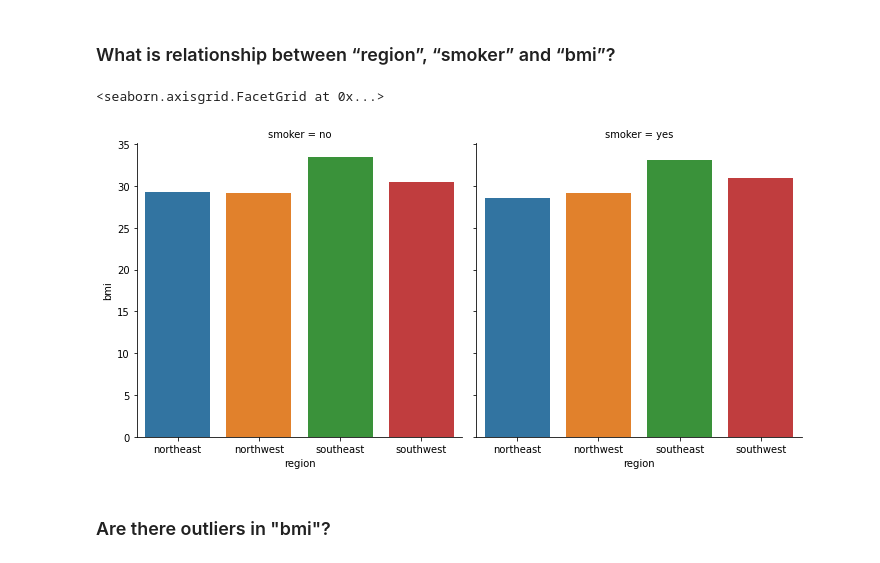
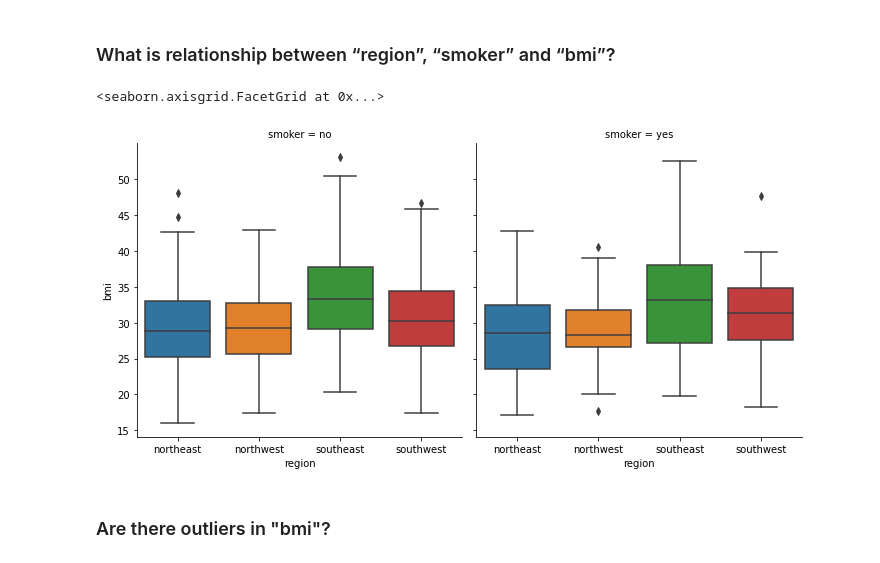
Before and after one commit to flowerfatih/Global_AI_TeamExplorer, a Jupyter notebook: medical_cost_analysis_TeamExplorer.ipynb, the cells around one changed output. Saved outputs shown, nothing was run; the diff lists cells and outputs as text; code cells hidden in the pictures.

```diff
--- a/medical_cost_analysis_TeamExplorer.ipynb
+++ b/medical_cost_analysis_TeamExplorer.ipynb
@@ -299,13 +298,13 @@ sns.catplot(
 # %%
 # plot bar chart
 #plt.figure(figsize=[10, 8])
-sns.catplot(data=df_clean, x='region', y='bmi', col='smoker', ci=None, kind='bar')
+sns.catplot(data=df_clean, x='region', y='bmi', col='smoker', ci=None, kind='box')
 #plt.xlabel('Region')
 #plt.ylabel('Frequency')
 #plt.title('Relationship between Smoker and Region');
 # %% [output]
 <seaborn.axisgrid.FacetGrid at 0x...>
-[figure, old version]
+[figure, new version]
 # %% [markdown]
 ### Are there outliers in "bmi"?
 # %%
```
Also changed, not shown: parts of 2 cells of this notebook, 1 other file.
